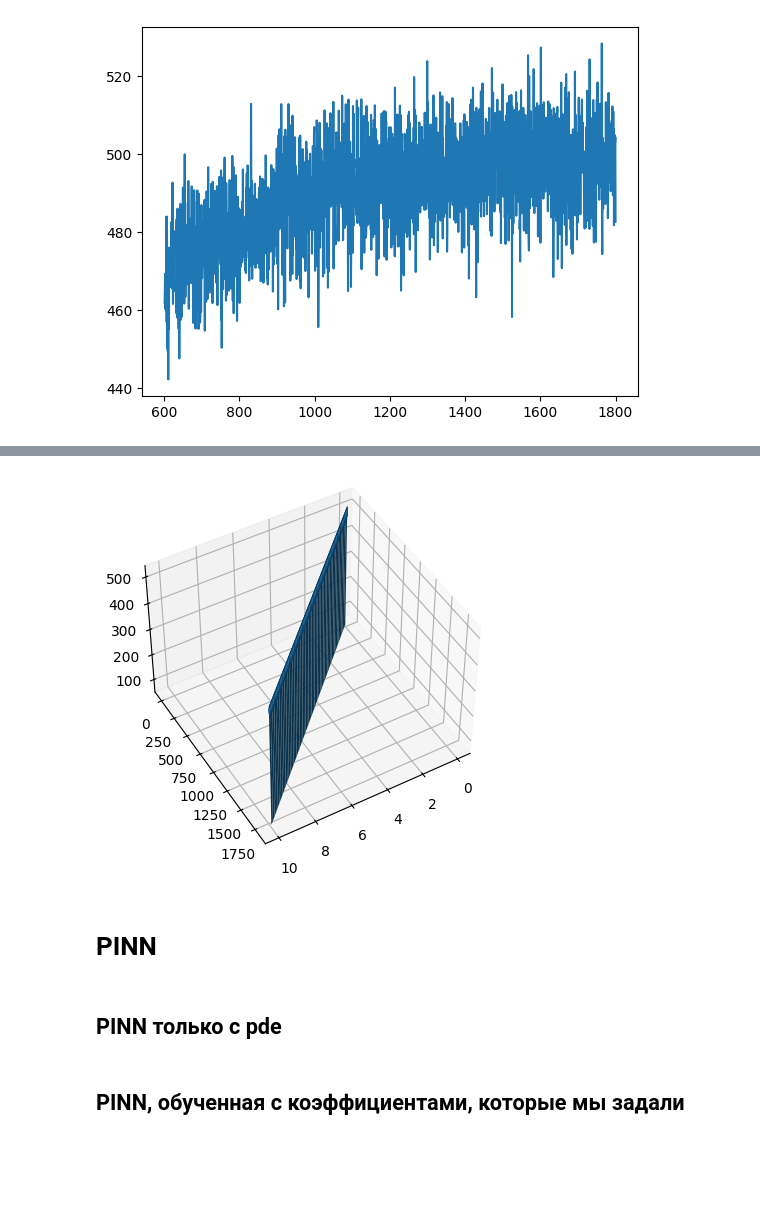
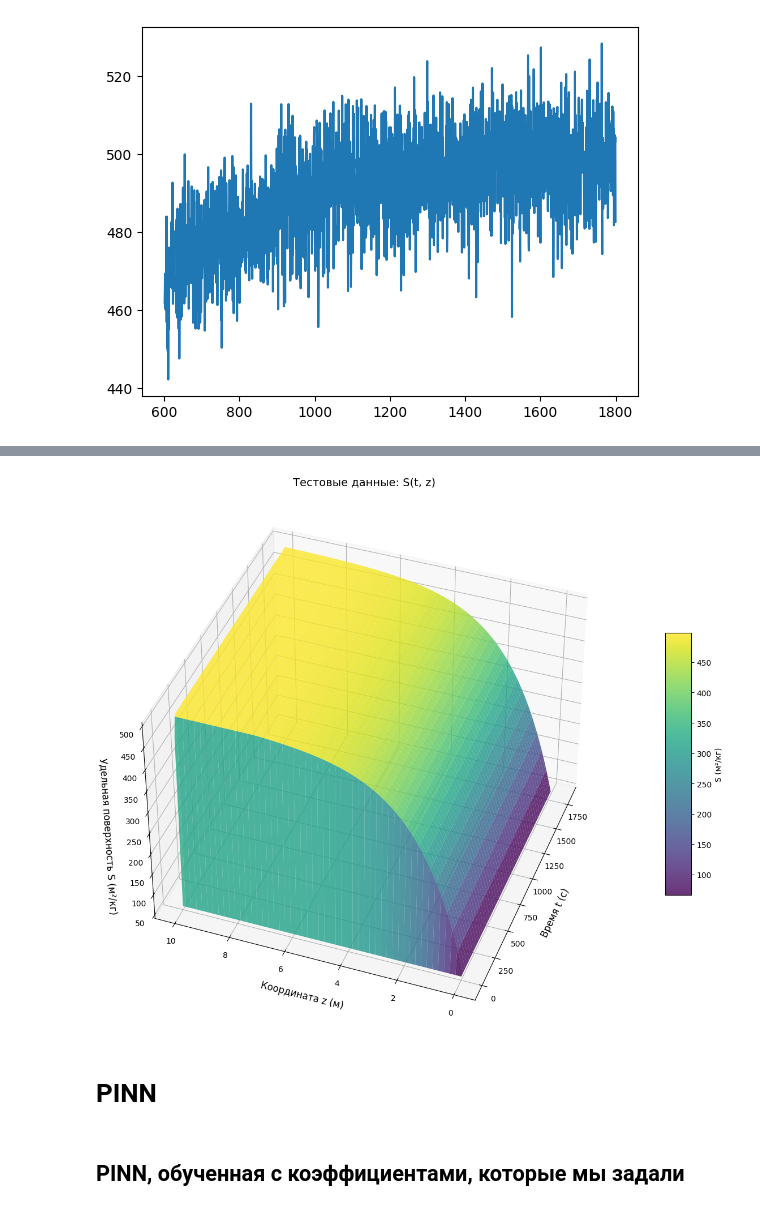
Before and after one commit to kzmna/PINN, a Jupyter notebook: src/training.ipynb, the cells around one changed output, grey strips where cells are left out. Saved outputs shown, nothing was run; the diff lists cells and outputs as text; code cells hidden in the pictures; blank space fills up the shorter version.

```diff
--- a/src/training.ipynb
+++ b/src/training.ipynb
@@ -77,17 +69,33 @@ plt.show()
-# %%
-import matplotlib.pyplot as plt
-z = data['z_train']
-S = data['S_train']
-t = data['t_train']
-grid_x, grid_y = torch.meshgrid(z, t, indexing='ij')
-
-ax = plt.axes(projection='3d')
-ax.plot_surface(z.numpy(), t.numpy(), S.numpy())
-ax.view_init(elev=45,
-            azim=60)
-plt.show()
-# %% [output]
-[figure, removed]
+# %%
+T, Z, S = data["T"].numpy(), data["Z"].numpy(), data["S"]
+
+# Строим 3D поверхность
+fig = plt.figure(figsize=(14, 10))
+ax = fig.add_subplot(111, projection='3d')
+
+# Поверхность
+surf = ax.plot_surface(T, Z, S, cmap='viridis', alpha=0.8,
+                        linewidth=0, antialiased=True)
+
+# Добавляем исходные точки
+# ax.scatter(t_test, z_test, S_test, c=S_test, cmap='viridis',
+#             s=1, alpha=0.3, label='Данные')
+
+# Настройка осей
+ax.set_xlabel('Время t (с)', fontsize=12, labelpad=10)
+ax.set_ylabel('Координата z (м)', fontsize=12, labelpad=10)
+ax.set_zlabel('Удельная поверхность S (м²/кг)', fontsize=12, labelpad=10)
+ax.set_title('Тестовые данные: S(t, z)', fontsize=14, pad=20)
+
+# Colorbar
+fig.colorbar(surf, ax=ax, shrink=0.5, aspect=10, label='S (м²/кг)')
+
+plt.tight_layout()
+ax.view_init(elev=40,  # вращение в вертикальной плоскости
+            azim=200) # вращение в горизантальной плоскости
+plt.show()
+# %% [output]
+[figure, added]
 # %% [markdown]
 # PINN
 # %%
@@ -101,8 +109,6 @@ import numpy as np
 
 from networks.PINN import PINN
 from loss.pinn_loss import pinn_loss
-# %% [markdown]
-## PINN только с pde
 # %% [markdown]
 ## PINN, обученная с коэффициентами, которые мы задали
 # %% [markdown]
```
Also changed, not shown: parts of 16 cells of this notebook.
